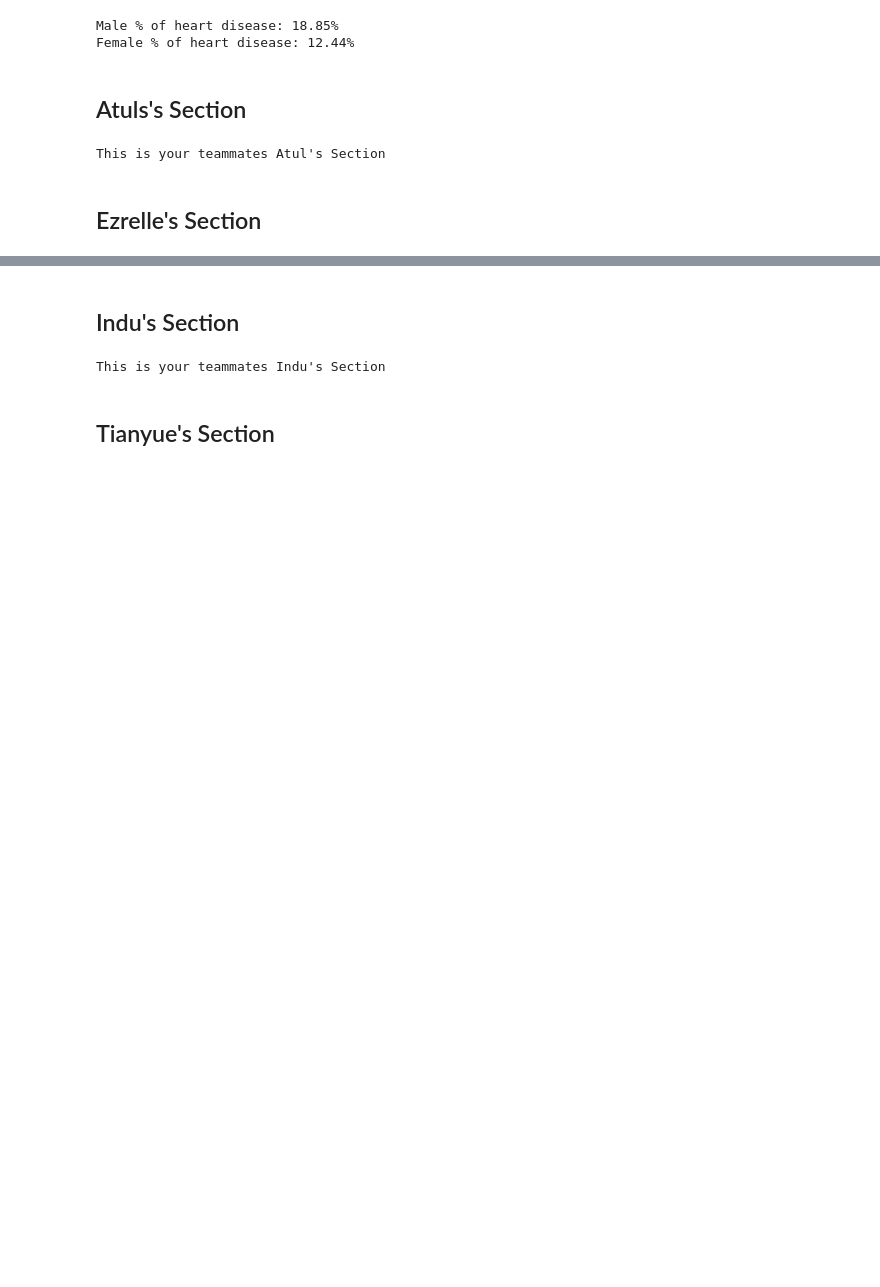
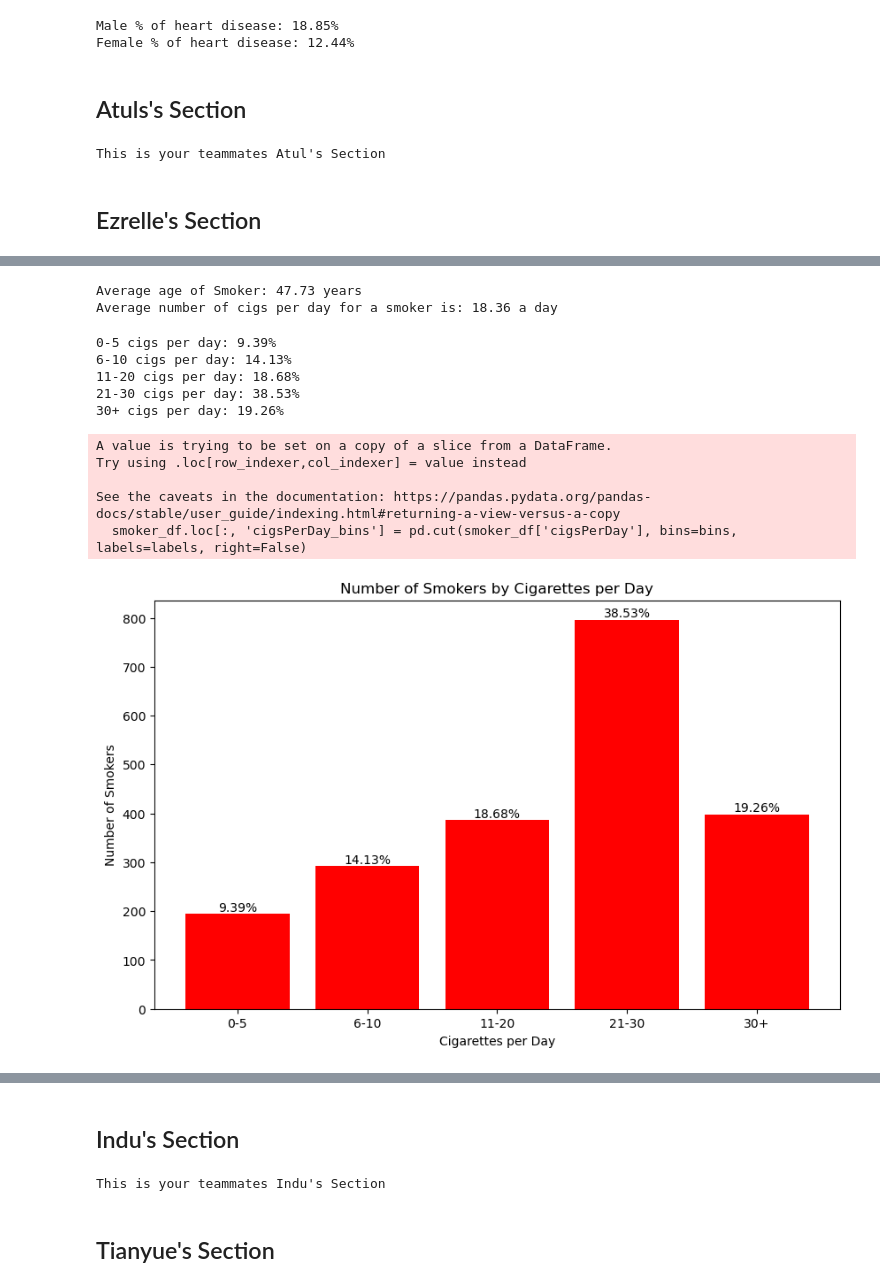
Before and after one commit to myhre062/heart-disease-analysis, a Jupyter notebook: heart-disease-data-analysis.ipynb, the cells around one changed output, grey strips where cells are left out. Saved outputs shown, nothing was run; the diff lists cells and outputs as text; code cells hidden in the pictures; blank space fills up the shorter version.

```diff
--- a/heart-disease-data-analysis.ipynb
+++ b/heart-disease-data-analysis.ipynb
@@ -192,0 +180,49 @@ Total Female population: 2420
+# %%
+smoker_df = heart_analysis_df[heart_analysis_df['currentSmoker'] == 1]
+avg_age_of_smoker = round(smoker_df.age.mean(), 2)
+avg_num_of_cigs = round(smoker_df.cigsPerDay.mean(), 2)
+
+print(f'Average age of Smoker: {avg_age_of_smoker} years')
+print(f'Average number of cigs per day for a smoker is: {avg_num_of_cigs} a day')
+# %% [output]
+Average age of Smoker: 47.73 years
+Average number of cigs per day for a smoker is: 18.36 a day
+# %%
+cigs_per_day_counts = smoker_df['cigsPerDay'].value_counts().sort_index()
+
+bins = [0, 5, 10, 20, 30, 100]
+labels = ['0-5', '6-10', '11-20', '21-30', '30+']
+
+smoker_df.loc[:, 'cigsPerDay_bins'] = pd.cut(smoker_df['cigsPerDay'], bins=bins, labels=labels, right=False)
+
+cigs_per_day_grouped = smoker_df['cigsPerDay_bins'].value_counts().sort_index()
+
+plt.figure(figsize=(10, 6))
+plt.title('Number of Smokers by Cigarettes per Day')
+plt.xlabel('Cigarettes per Day')
+plt.ylabel('Number of Smokers')
+
+total_count = cigs_per_day_grouped.sum()
+percentages = (cigs_per_day_grouped / total_count) * 100
+bars = plt.bar(cigs_per_day_grouped.index, cigs_per_day_grouped.values, color='red')
+i = 0
+for bar, percentage in zip(bars, percentages):
+    print(f'{labels[i]} cigs per day: {percentage:.2f}%')
+    i += 1
+    height = bar.get_height()
+    plt.text(bar.get_x() + bar.get_width() / 2.0, height, f'{percentage:.2f}%', ha='center', va='bottom')
+
+
+plt.show()
+# %% [output]
+0-5 cigs per day: 9.39%
+6-10 cigs per day: 14.13%
+11-20 cigs per day: 18.68%
+21-30 cigs per day: 38.53%
+30+ cigs per day: 19.26%
+A value is trying to be set on a copy of a slice from a DataFrame.
+Try using .loc[row_indexer,col_indexer] = value instead
+
+See the caveats in the documentation: https://pandas.pydata.org/pandas-docs/stable/user_guide/indexing.html#returning-a-view-versus-a-copy
+  smoker_df.loc[:, 'cigsPerDay_bins'] = pd.cut(smoker_df['cigsPerDay'], bins=bins, labels=labels, right=False)
+[figure, added]
```
Also changed, not shown: parts of 26 cells of this notebook.
